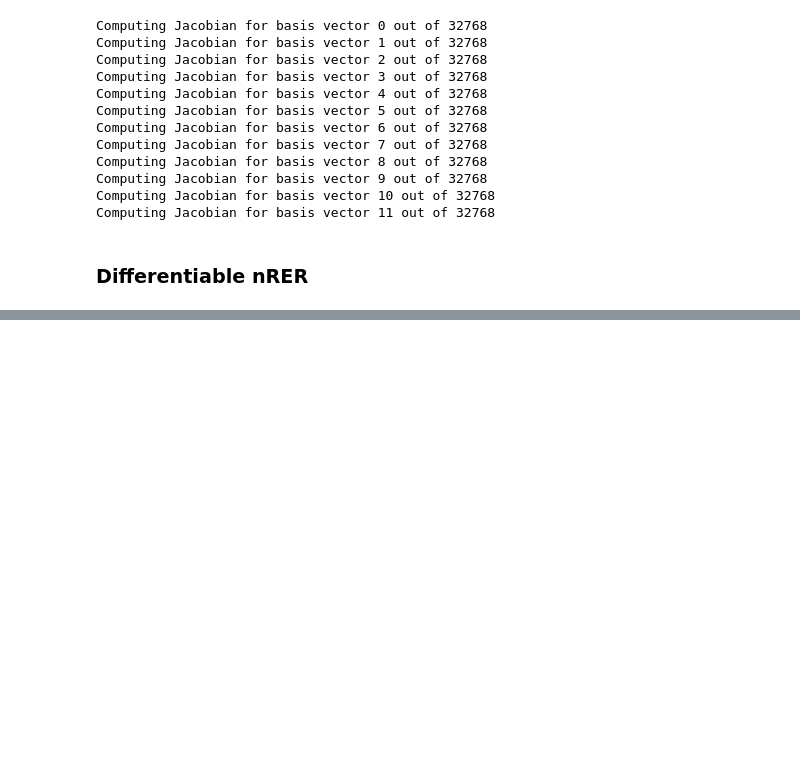
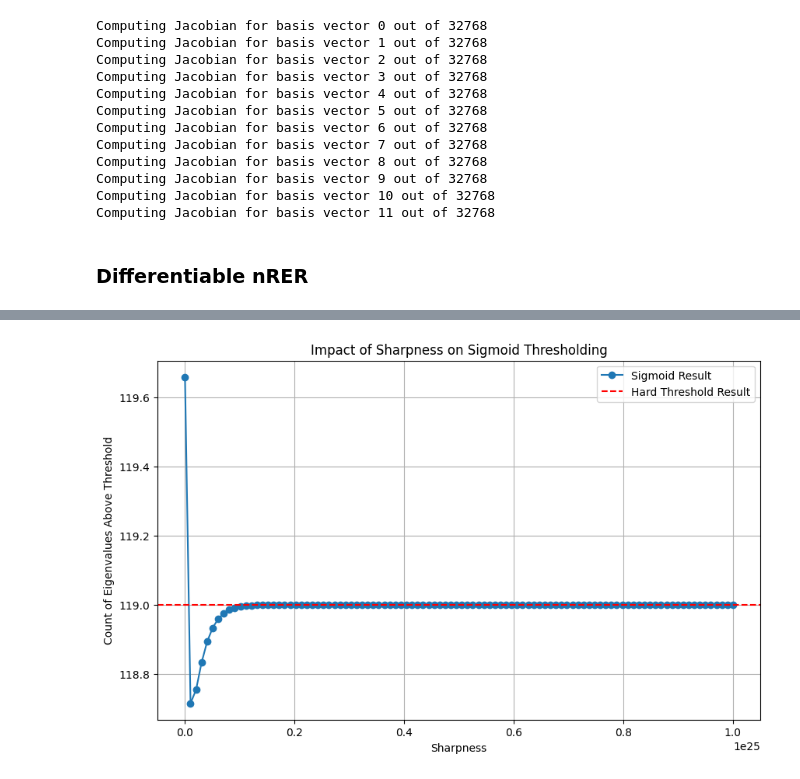
Before and after one commit to armercier/Hybrid-OED, a Jupyter notebook: src/scripts/helmholtz_problem_no_NN.ipynb, the cells around one changed output, grey strips where cells are left out. Cells and saved outputs as stored; diff of their text form; code cells hidden in the pictures; blank space fills up the shorter version.

```diff
--- a/src/scripts/helmholtz_problem_no_NN.ipynb
+++ b/src/scripts/helmholtz_problem_no_NN.ipynb
@@ -1814,0 +1845,54 @@ Are all expected rows among the selected rows? True
+# %%
+import jax
+import jax.numpy as jnp
+import matplotlib.pyplot as plt
+
+# Generate a test matrix with very low values
+def create_low_value_matrix(n, m, random_seed=0):
+    key = jax.random.PRNGKey(random_seed)
+    return jax.random.normal(key, (n, m)) * 10e-22
+
+# Hard threshold function
+def hard_threshold(eigenvalues, threshold):
+    return jnp.where(eigenvalues > threshold, 1.0, 0.0).sum()
+
+# Sigmoid-based threshold function with varying sharpness
+def sigmoid_threshold(eigenvalues, threshold, sharpness):
+    return jnp.sum(jax.nn.sigmoid(sharpness * (eigenvalues - threshold)))
+
+# Test the impact of sharpness on the result
+def test_sharpness(matrix, threshold, sharpness_values):
+    # JTJ =  matrix @ matrix.T  # Compute the matrix product
+    # eigenvalues = jnp.linalg.eigh(JTJ)[0]  # Extract eigenvalues
+    eigenvalues = jnp.sort(jnp.linalg.svdvals(matrix)**2)[::-1]
+
+    # Compute the hard threshold result
+    hard_result = hard_threshold(eigenvalues, threshold)
+
+    # Evaluate sigmoid results for each sharpness value
+    sigmoid_results = [sigmoid_threshold(eigenvalues, threshold, s) for s in sharpness_values]
+
+    return hard_result, sigmoid_results
+
+# Parameters
+n, m = 50, 50  # Dimensions of the matrix
+threshold = 10e-22  # Hard threshold value
+sharpness_values = jnp.linspace(10e21, 10e24, 100)  # Range of sharpness values to test
+
+# Create the matrix and test
+# matrix = create_low_value_matrix(n, m)
+matrix = J_c
+hard_result, sigmoid_results = test_sharpness(matrix, threshold, sharpness_values)
+
+# Plot the results
+plt.figure(figsize=(10, 6))
+plt.plot(sharpness_values, sigmoid_results, label="Sigmoid Result", marker='o')
+plt.axhline(y=hard_result, color='r', linestyle='--', label="Hard Threshold Result")
+plt.xlabel("Sharpness")
+plt.ylabel("Count of Eigenvalues Above Threshold")
+plt.title("Impact of Sharpness on Sigmoid Thresholding")
+plt.legend()
+plt.grid()
+plt.show()
+# %% [output]
+[figure, added]
```
Also changed, not shown: parts of 1 cell of this notebook.
